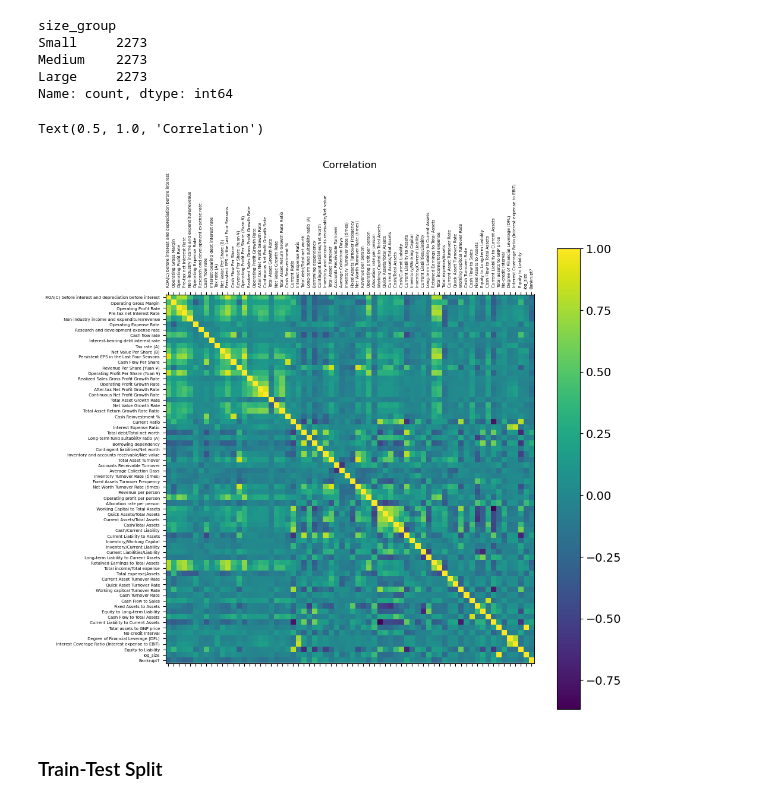
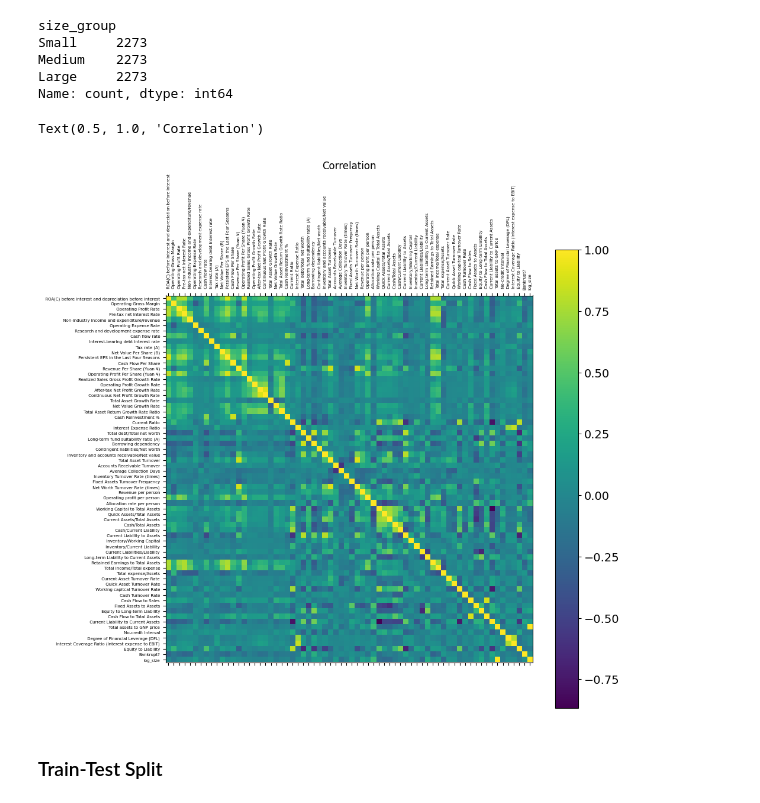
Before and after one commit to Vincent2308/Corporate-Bankruptcy, a Jupyter notebook: notebooks/week3/Taiwan_Week3.ipynb, the cells around one changed output. Drawn from its saved outputs; the diff is of its cells as text; code cells hidden in the pictures.

```diff
--- a/notebooks/week3/Taiwan_Week3.ipynb
+++ b/notebooks/week3/Taiwan_Week3.ipynb
@@ -97,15 +97,17 @@ Large     2273
 Name: count, dtype: int64
 # %%
 f = plt.figure(figsize=(10, 10))
-plt.matshow(df_reduced.corr(), fignum=f.number)
-plt.xticks(range(df_reduced.select_dtypes(['number']).shape[1]), df_reduced.select_dtypes(['number']).columns, fontsize=5, rotation=90)
-plt.yticks(range(df_reduced.select_dtypes(['number']).shape[1]), df_reduced.select_dtypes(['number']).columns, fontsize=5)
+num_df = df_reduced.select_dtypes(include="number")
+
+plt.matshow(num_df.corr(), fignum=f.number)
+plt.xticks(range(num_df.shape[1]), num_df.columns, fontsize=5, rotation=90)
+plt.yticks(range(num_df.shape[1]), num_df.columns, fontsize=5)
 cb = plt.colorbar()
 cb.ax.tick_params(labelsize=14)
 plt.title('Correlation')
 # %% [output]
 Text(0.5, 1.0, 'Correlation')
-[figure, old version]
+[figure, new version]
 # %% [markdown]
 ### Train-Test Split
 # %%
```
Also changed, not shown: parts of 39 cells of this notebook.
